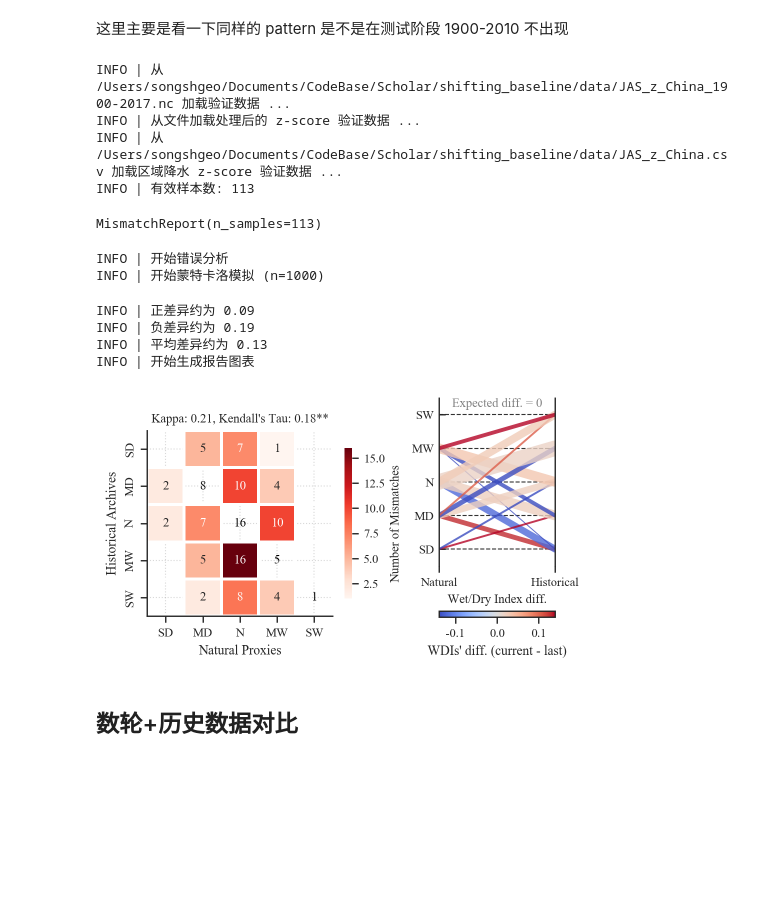
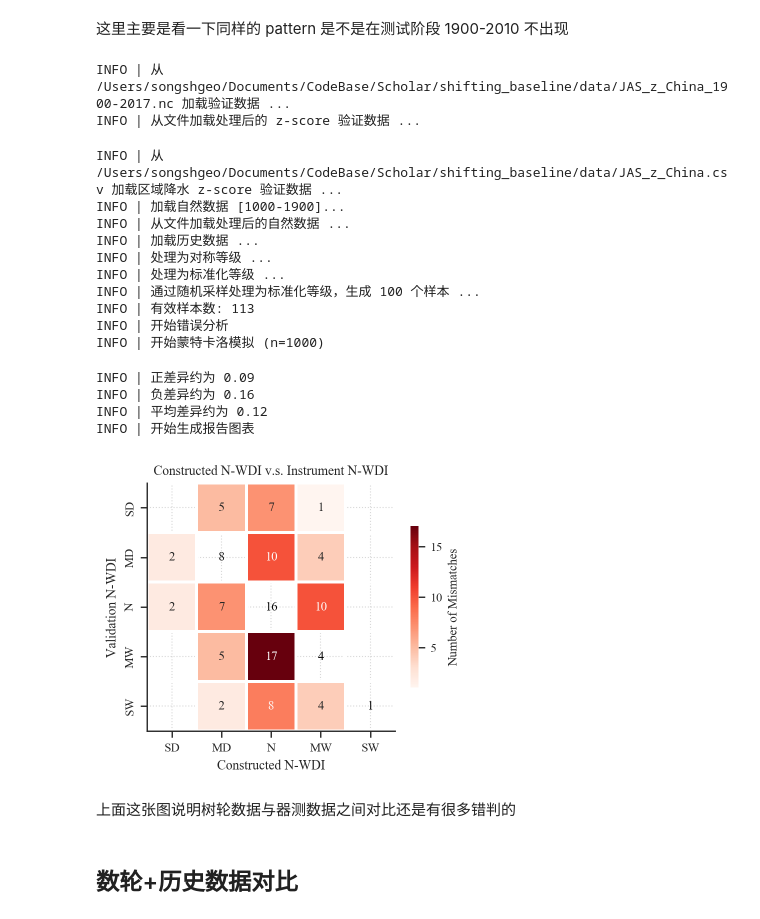
Before and after one commit to SongshGeo/shifting_baseline, a Jupyter notebook: reports/mismatch.ipynb, the cells around one changed output. Cells and saved outputs as stored; diff of their text form; code cells hidden in the pictures; blank space fills up the shorter version.

```diff
--- a/reports/mismatch.ipynb
+++ b/reports/mismatch.ipynb
@@ -50,48 +33,60 @@ INFO | 通过随机采样处理为标准化等级，生成 100 个样本 ...
 # %%
 from shifting_baseline.filters import classify
 from shifting_baseline.calibration import MismatchReport
-from shifting_baseline.data import load_validation_data
+from shifting_baseline.data import load_validation_data, load_data
+from matplotlib import pyplot as plt
 
-best_val_data = cfg.using_val_data
-ds = cfg.ds.validation[best_val_data]
-# 校验数据
+# 加载校验数据
+ds = cfg.ds.validation[cfg.using_val_data]
 _, validation_data = load_validation_data(
     data_path=ds.z_nc,
     resolution=cfg.resolution,
     csv_save_to=ds.csv,
     nc_save_to=ds.z_nc,
 )
 
 # 数轮数据
+combined, uncertainties, history = load_data(cfg)
 tree_ring = combined["mean"]
+
+# 树轮数据 v.s 校验数据，生成错配报告
 validation_mismatch_report = MismatchReport(
     pred=classify(validation_data),
     true=classify(tree_ring),
     value_series=tree_ring,
 )
-validation_mismatch_report
+
+log.info("开始错误分析")
+validation_mismatch_report.analyze_error_patterns()
+log.info(f"正差异约为 {validation_mismatch_report.get_mean_diff('positive'):.2f}")
+log.info(f"负差异约为 {validation_mismatch_report.get_mean_diff('negative'):.2f}")
+log.info(f"平均差异约为 {validation_mismatch_report.get_mean_diff():.2f}")
+log.info("开始生成报告图表")
+ax = validation_mismatch_report.plot_confusion_matrix()
+ax.set_title("Constructed N-WDI v.s. Instrument N-WDI")
+ax.set_ylabel("Validation N-WDI")
+ax.set_xlabel("Constructed N-WDI")
+plt.show();
 # %% [output]
 INFO | 从 /Users/songshgeo/Documents/CodeBase/Scholar/shifting_baseline/data/JAS_z_China_1900-2017.nc 加载验证数据 ...
 INFO | 从文件加载处理后的 z-score 验证数据 ...
-INFO | 从 /Users/songshgeo/Documents/CodeBase/Scholar/shifting_baseline/data/JAS_z_China.csv 加载区域降水 z-score 验证数据 ...
-INFO | 有效样本数: 113
-MismatchReport(n_samples=113)
+INFO | 从 /Users/songshgeo/Documents/CodeBase/Scholar/shifting_baseline/data/JAS_z_China.csv 加载区域降水 z-score 验证数据 ...
+INFO | 加载自然数据 [1000-1900]...
+INFO | 从文件加载处理后的自然数据 ...
+INFO | 加载历史数据 ...
+INFO | 处理为对称等级 ...
+INFO | 处理为标准化等级 ...
+INFO | 通过随机采样处理为标准化等级，生成 100 个样本 ...
+INFO | 有效样本数: 113
+INFO | 开始错误分析
+INFO | 开始蒙特卡洛模拟 (n=1000)
+INFO | 正差异约为 0.09
+INFO | 负差异约为 0.16
+INFO | 平均差异约为 0.12
+INFO | 开始生成报告图表
+[figure, added]
-# %%
-log.info("开始错误分析")
-validation_mismatch_report.analyze_error_patterns()
-log.info(f"正差异约为 {validation_mismatch_report.get_mean_diff('positive'):.2f}")
-log.info(f"负差异约为 {validation_mismatch_report.get_mean_diff('negative'):.2f}")
-log.info(f"平均差异约为 {validation_mismatch_report.get_mean_diff():.2f}")
-log.info("开始生成报告图表")
-validation_mismatch_report.generate_report_figure();
-# %% [output]
-INFO | 开始错误分析
-INFO | 开始蒙特卡洛模拟 (n=1000)
-INFO | 正差异约为 0.09
-INFO | 负差异约为 0.19
-INFO | 平均差异约为 0.13
-INFO | 开始生成报告图表
-[figure, removed]
+# %% [markdown]
+上面这张图说明树轮数据与器测数据之间对比还是有很多错判的
 # %% [markdown]
 ## 数轮+历史数据对比
 # %%
```
Also changed, not shown: parts of 15 cells of this notebook, 11 other files.
